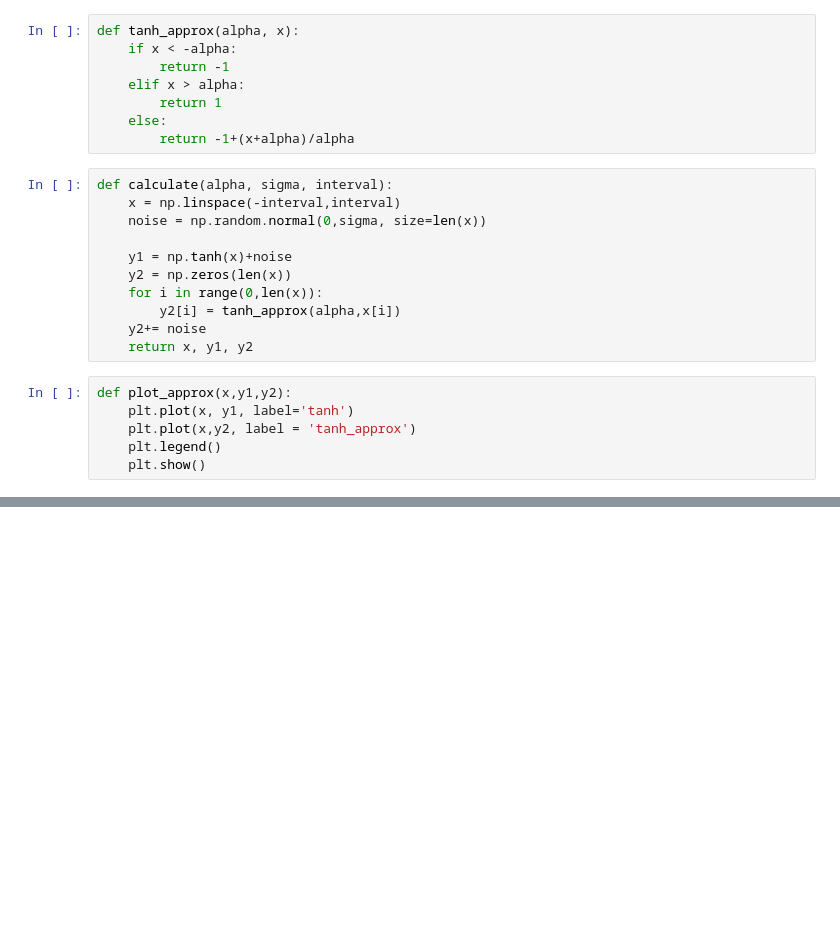
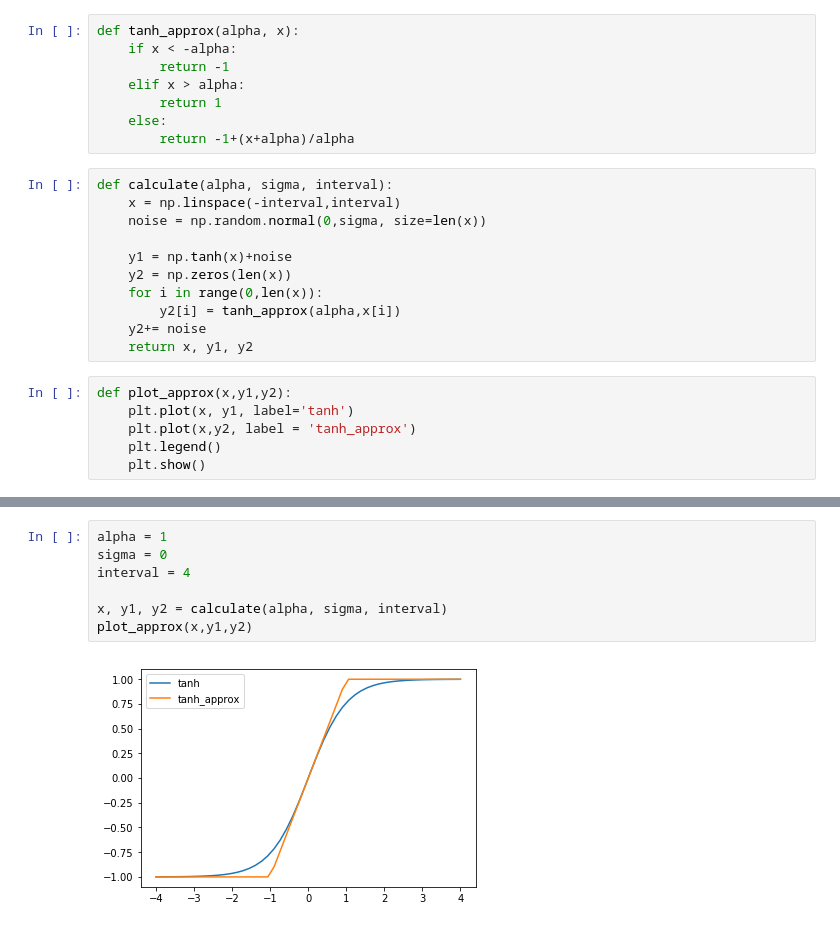
Before and after one commit to jimmysmith1919/RNNs, a Jupyter notebook: tanh_approximation.ipynb, the cells around one changed output, grey strips where cells are left out. Saved outputs shown, nothing was run; the diff lists cells and outputs as text; blank space fills up the shorter version.

```diff
--- a/tanh_approximation.ipynb
+++ b/tanh_approximation.ipynb
@@ -29 +38,10 @@ def plot_approx(x,y1,y2):
+# %%
+alpha = 1
+sigma = 0
+interval = 4
+
+x, y1, y2 = calculate(alpha, sigma, interval)
+plot_approx(x,y1,y2)
+# %% [output]
+[figure, added]
 # %%
```
Also changed, not shown: parts of 5 cells of this notebook, 1 other file.
